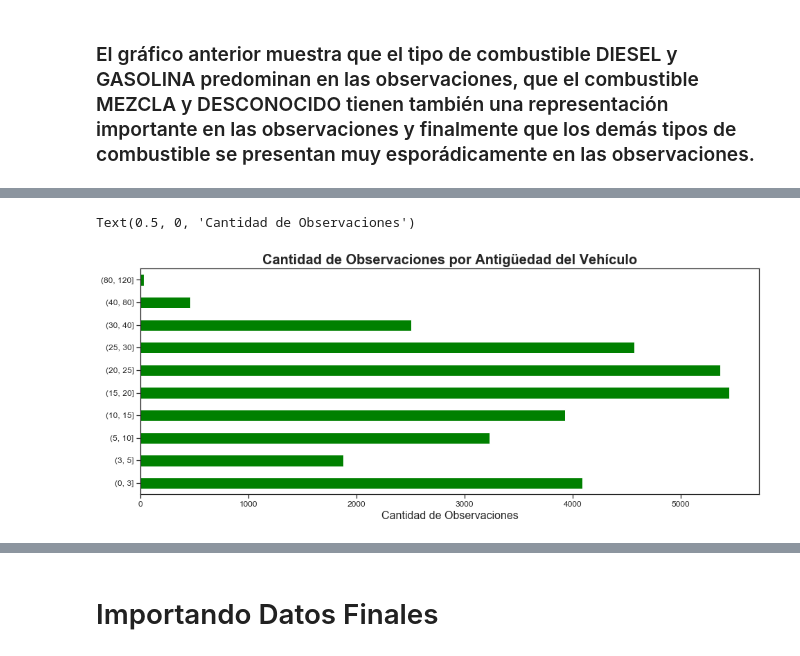
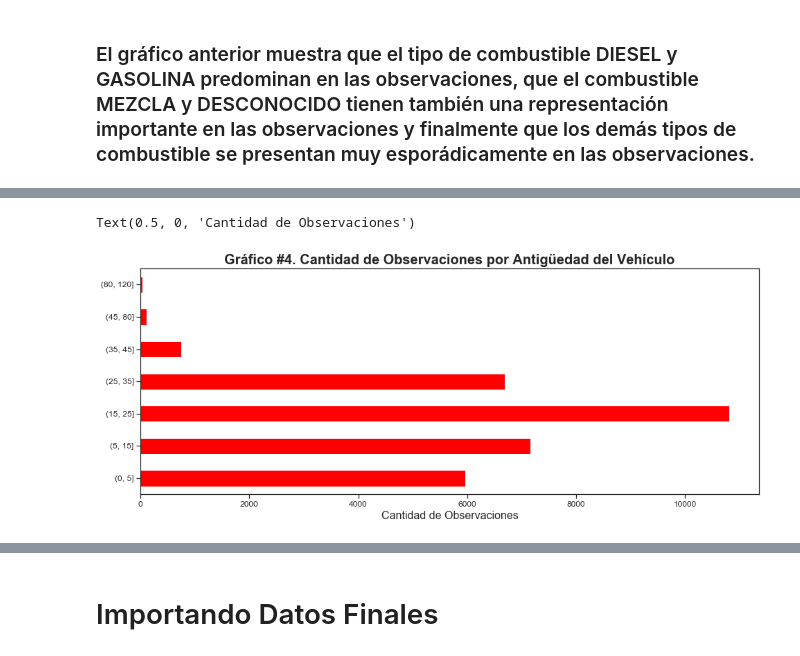
Before and after one commit to norbertorodriguez/CapstoneProject, a Jupyter notebook: MarchamosThreeModels.ipynb, the cells around one changed output, grey strips where cells are left out. Saved outputs shown, nothing was run; the diff lists cells and outputs as text; code cells hidden in the pictures.

```diff
--- a/MarchamosThreeModels.ipynb
+++ b/MarchamosThreeModels.ipynb
@@ -206,14 +220,14 @@ del rawDataInicial['VALOR_FISCAL']
 ### La antiguedad del vehiculo se discretiza en 6 grupos
 # %%
 rawDataInicial['ANTIGUEDAD_VEHICULO'] = pd.cut(rawDataInicial['ANTIGUEDAD_VEHICULO'],
-                                               bins=[0, 3, 5, 10, 15, 20, 25, 30, 40, 80, 120],
+                                               bins=[0, 5, 15, 25, 35, 45, 80, 120],
                                                right = True,
                                                precision = 0)
 # %% [markdown]
 ### El monto del marchamo del vehículo se discretiza en 6 grupos
 # %%
 rawDataInicial['MONTO_MARCHAMO'] = pd.cut(rawDataInicial['MONTO_MARCHAMO'],
-                                          bins=[0, 50000, 75000, 100000, 125000, 150000, 175000, 200000, 250000, 300000, 350000, 400000, 500000, 800000, 3000000],
+                                          bins=[0, 75000, 150000, 250000, 500000, 1000000, 3000000],
                                           right = True,
                                           precision = 0)
 # %% [markdown]
@@ -258,11 +350,11 @@ Text(0.5, 0, 'Cantidad de Observaciones')
 # %%
-grafico3 = rawDataInicial.ANTIGUEDAD_VEHICULO.value_counts().sort_index().plot.barh(
+grafico4 = rawDataInicial.ANTIGUEDAD_VEHICULO.value_counts().sort_index().plot.barh(
     figsize=(16, 6),
-    color='green',
+    color='red',
     fontsize=12
 )
-grafico3.set_title("Cantidad de Observaciones por Antigüedad del Vehículo", fontsize=20, fontweight="bold")
-grafico3.set_xlabel('Cantidad de Observaciones', fontsize=16)
+grafico4.set_title("Gráfico #4. Cantidad de Observaciones por Antigüedad del Vehículo", fontsize=20, fontweight="bold")
+grafico4.set_xlabel('Cantidad de Observaciones', fontsize=16)
 # %% [output]
 Text(0.5, 0, 'Cantidad de Observaciones')
-[figure, old version]
+[figure, new version]
```
Also changed, not shown: parts of 51 cells of this notebook.
